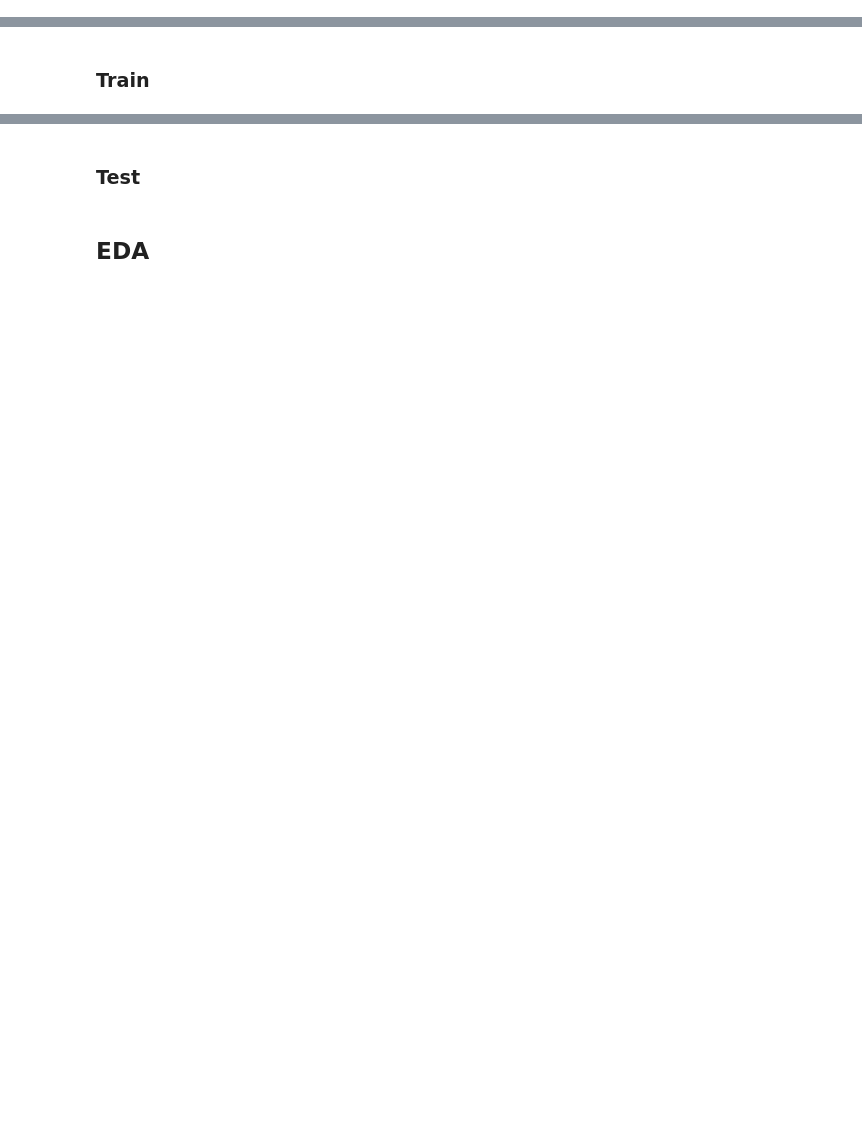
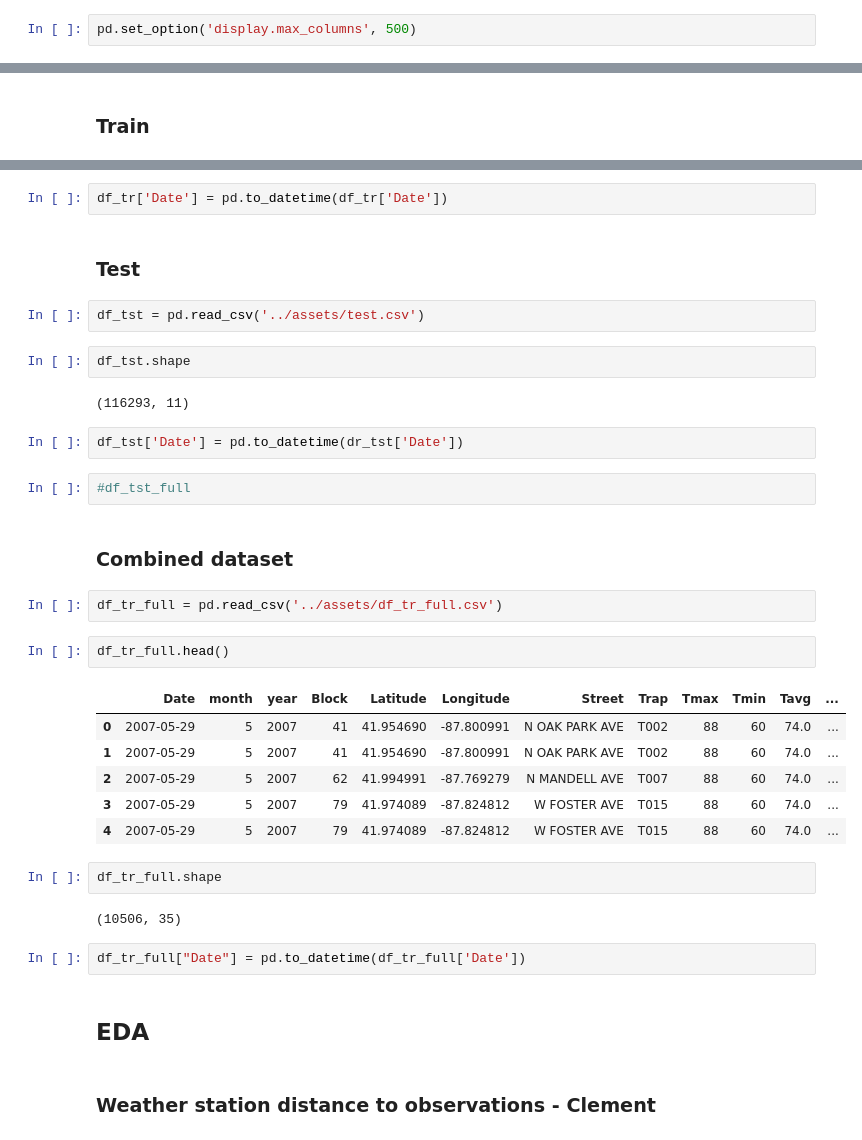
Before and after one commit to thisisclement/Project4---Virus-Prediction, a Jupyter notebook: code/proj4_collab.ipynb, the cells around one changed output, grey strips where cells are left out. Cells and saved outputs as stored; diff of their text form; blank space fills up the shorter version.

```diff
--- a/code/proj4_collab.ipynb
+++ b/code/proj4_collab.ipynb
@@ -3,2 +12,4 @@
+# %%
+pd.set_option('display.max_columns', 500)
 # %% [markdown]
 ## Data Cleaning and preprocessing
@@ -11,4 +45,37 @@
+# %%
+df_tr['Date'] = pd.to_datetime(df_tr['Date'])
 # %% [markdown]
 ### Test
+# %%
+df_tst = pd.read_csv('../assets/test.csv')
+# %%
+df_tst.shape
+# %% [output]
+(116293, 11)
+# %%
+df_tst['Date'] = pd.to_datetime(dr_tst['Date'])
+# %%
+#df_tst_full
+# %% [markdown]
+### Combined dataset
+# %%
+df_tr_full = pd.read_csv('../assets/df_tr_full.csv')
+# %%
+df_tr_full.head()
+# %% [output]
+|  | Date | month | year | Block | Latitude | Longitude | Street | Trap | Tmax | Tmin | Tavg | ... |
+| 0 | 2007-05-29 | 5 | 2007 | 41 | 41.954690 | -87.800991 | N OAK PARK AVE | T002 | 88 | 60 | 74.0 | ... |
+| 1 | 2007-05-29 | 5 | 2007 | 41 | 41.954690 | -87.800991 | N OAK PARK AVE | T002 | 88 | 60 | 74.0 | ... |
+| 2 | 2007-05-29 | 5 | 2007 | 62 | 41.994991 | -87.769279 | N MANDELL AVE | T007 | 88 | 60 | 74.0 | ... |
+| 3 | 2007-05-29 | 5 | 2007 | 79 | 41.974089 | -87.824812 | W FOSTER AVE | T015 | 88 | 60 | 74.0 | ... |
+| 4 | 2007-05-29 | 5 | 2007 | 79 | 41.974089 | -87.824812 | W FOSTER AVE | T015 | 88 | 60 | 74.0 | ... |
+# %%
+df_tr_full.shape
+# %% [output]
+(10506, 35)
+# %%
+df_tr_full["Date"] = pd.to_datetime(df_tr_full['Date'])
 # %% [markdown]
 ## EDA
+# %% [markdown]
+### Weather station distance to observations - Clement
```
Also changed, not shown: parts of 29 cells of this notebook, 2 other files.
